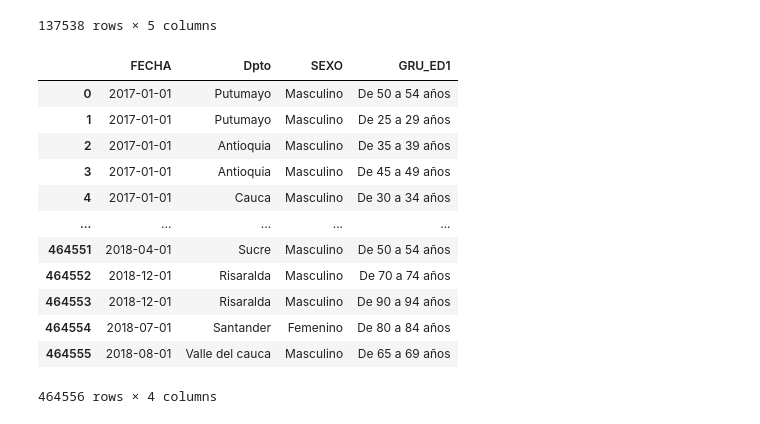
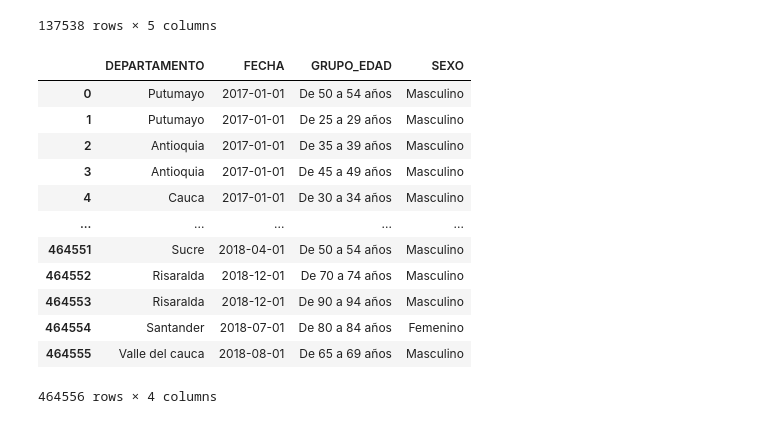
Before and after one commit to Santivg/DS4A-Team14, a Jupyter notebook: notebooks/EDA_combinado.ipynb, the cells around one changed output. Saved outputs shown, nothing was run; the diff lists cells and outputs as text; code cells hidden in the pictures.

```diff
--- a/notebooks/EDA_combinado.ipynb
+++ b/notebooks/EDA_combinado.ipynb
@@ -42,5 +46,7 @@ medicos_ips
 58424 rows × 4 columns
 # %%
 nofetal=pd.read_parquet('../parquet_datasets/Nofetal_S.parquet')
+nofetal.columns=['FECHA','DEPARTAMENTO','SEXO','GRUPO_EDAD']
+nofetal=nofetal[['DEPARTAMENTO','FECHA','GRUPO_EDAD','SEXO']]
 nofetal
 # %% [output]
@@ -81,7 +87,7 @@ dep_sivigila
  'VAUPES',
  'VICHADA']
 # %%
-dep_med_ips=sorted(list(medicos_ips.depa_nombre.unique()))
+dep_med_ips=sorted(list(medicos_ips.DEPARTAMENTO.unique()))
 dep_med_ips
 # %% [output]
 ['Amazonas',
@@ -102,7 +108,7 @@ dep_med_ips
  'Vaupés',
  'Vichada']
 # %%
-dep_nofetal=sorted(list(nofetal.Dpto.unique()))
+dep_nofetal=sorted(list(nofetal.DEPARTAMENTO.unique()))
 dep_nofetal
 # %% [output]
 ['Amazonas',
@@ -125,8 +131,8 @@ dep_nofetal
 # %%
 # funcion que devuelve el string mas parecido
 from fuzzywuzzy import process
-def dep_finder(dep_name, data_list):
-    closest_match = process.extractOne(dep_name,data_list)
+def dep_finder(DEPARTAMENTO, data_list):
+    closest_match = process.extractOne(DEPARTAMENTO,data_list)
     return closest_match[0]
 # %%
 from collections import defaultdict
@@ -201,22 +207,22 @@ sivigila
 | 141009 | Valle del cauca | ZIKA | 2018-07-01 | 50 | F |
 137538 rows × 5 columns
 # %%
-nofetal['Dpto'] = nofetal.apply(lambda x: dep_dic2[x['Dpto']],axis=1)
-nofetal.Dpto=nofetal.Dpto.astype('category')
+nofetal['DEPARTAMENTO'] = nofetal.apply(lambda x: dep_dic2[x['DEPARTAMENTO']],axis=1)
+nofetal.DEPARTAMENTO=nofetal.DEPARTAMENTO.astype('category')
 nofetal
 # %% [output]
-|  | FECHA | Dpto | SEXO | GRU_ED1 |
-| 0 | 2017-01-01 | Putumayo | Masculino | De 50 a 54 años |
-| 1 | 2017-01-01 | Putumayo | Masculino | De 25 a 29 años |
-| 2 | 2017-01-01 | Antioquia | Masculino | De 35 a 39 años |
-| 3 | 2017-01-01 | Antioquia | Masculino | De 45 a 49 años |
-| 4 | 2017-01-01 | Cauca | Masculino | De 30 a 34 años |
+|  | DEPARTAMENTO | FECHA | GRUPO_EDAD | SEXO |
+| 0 | Putumayo | 2017-01-01 | De 50 a 54 años | Masculino |
+| 1 | Putumayo | 2017-01-01 | De 25 a 29 años | Masculino |
+| 2 | Antioquia | 2017-01-01 | De 35 a 39 años | Masculino |
+| 3 | Antioquia | 2017-01-01 | De 45 a 49 años | Masculino |
+| 4 | Cauca | 2017-01-01 | De 30 a 34 años | Masculino |
 | ... | ... | ... | ... | ... |
-| 464551 | 2018-04-01 | Sucre | Masculino | De 50 a 54 años |
-| 464552 | 2018-12-01 | Risaralda | Masculino | De 70 a 74 años |
-| 464553 | 2018-12-01 | Risaralda | Masculino | De 90 a 94 años |
-| 464554 | 2018-07-01 | Santander | Femenino | De 80 a 84 años |
-| 464555 | 2018-08-01 | Valle del cauca | Masculino | De 65 a 69 años |
+| 464551 | Sucre | 2018-04-01 | De 50 a 54 años | Masculino |
+| 464552 | Risaralda | 2018-12-01 | De 70 a 74 años | Masculino |
+| 464553 | Risaralda | 2018-12-01 | De 90 a 94 años | Masculino |
+| 464554 | Santander | 2018-07-01 | De 80 a 84 años | Femenino |
+| 464555 | Valle del cauca | 2018-08-01 | De 65 a 69 años | Masculino |
 464556 rows × 4 columns
 # %%
 medicos_ips
```
Also changed, not shown: parts of 36 cells of this notebook, 2 other files.
